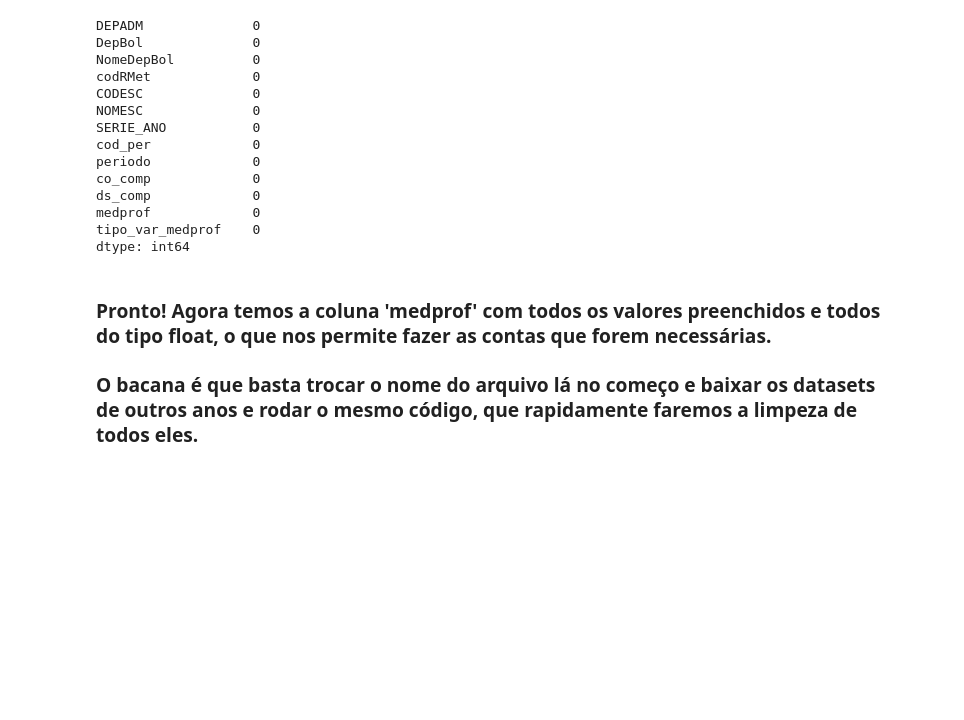
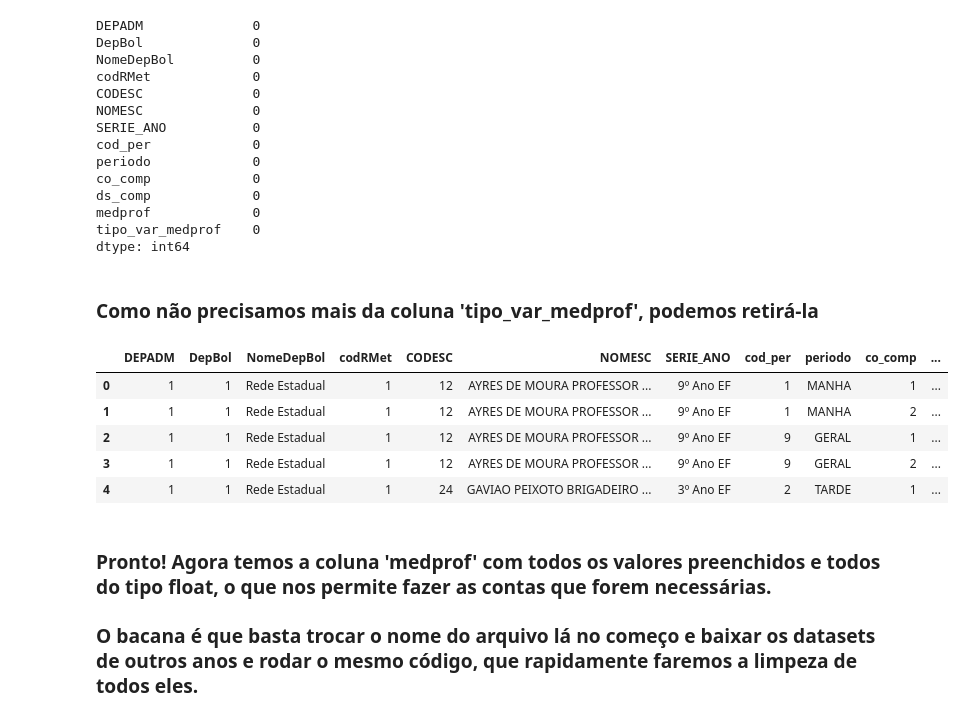
Before and after one commit to ViniViniAntunes/Fazendo-uma-limpeza-em-uma-dataset-da-Secretaria-da-Educacao-do-Estado-de-Sao-Paulo., a Jupyter notebook: limpeza_em_dataset.ipynb, the cells around one changed output. Saved outputs shown, nothing was run; the diff lists cells and outputs as text; code cells hidden in the pictures; blank space fills up the shorter version.

```diff
--- a/limpeza_em_dataset.ipynb
+++ b/limpeza_em_dataset.ipynb
@@ -205,6 +205,19 @@ ds_comp             0
 medprof             0
 tipo_var_medprof    0
 dtype: int64
+# %% [markdown]
+### Como não precisamos mais da coluna 'tipo_var_medprof', podemos retirá-la
+# %%
+# Removendo a coluna 'tipo_var_medprof' que acrescentamos antes só para analisar os tipos de variáveis da coluna 'medprof'
+saresp.drop(columns=['tipo_var_medprof'], inplace=True)
+saresp.head()
+# %% [output]
+|  | DEPADM | DepBol | NomeDepBol | codRMet | CODESC | NOMESC | SERIE_ANO | cod_per | periodo | co_comp | ... |
+| 0 | 1 | 1 | Rede Estadual | 1 | 12 | AYRES DE MOURA PROFESSOR ... | 9º Ano EF | 1 | MANHA | 1 | ... |
+| 1 | 1 | 1 | Rede Estadual | 1 | 12 | AYRES DE MOURA PROFESSOR ... | 9º Ano EF | 1 | MANHA | 2 | ... |
+| 2 | 1 | 1 | Rede Estadual | 1 | 12 | AYRES DE MOURA PROFESSOR ... | 9º Ano EF | 9 | GERAL | 1 | ... |
+| 3 | 1 | 1 | Rede Estadual | 1 | 12 | AYRES DE MOURA PROFESSOR ... | 9º Ano EF | 9 | GERAL | 2 | ... |
+| 4 | 1 | 1 | Rede Estadual | 1 | 24 | GAVIAO PEIXOTO BRIGADEIRO ... | 3º Ano EF | 2 | TARDE | 1 | ... |
 # %% [markdown]
 ### Pronto! Agora temos a coluna 'medprof' com todos os valores preenchidos e todos do tipo float, o que nos permite fazer as contas que forem necessárias.
 
```
Also changed, not shown: parts of 11 cells of this notebook.
